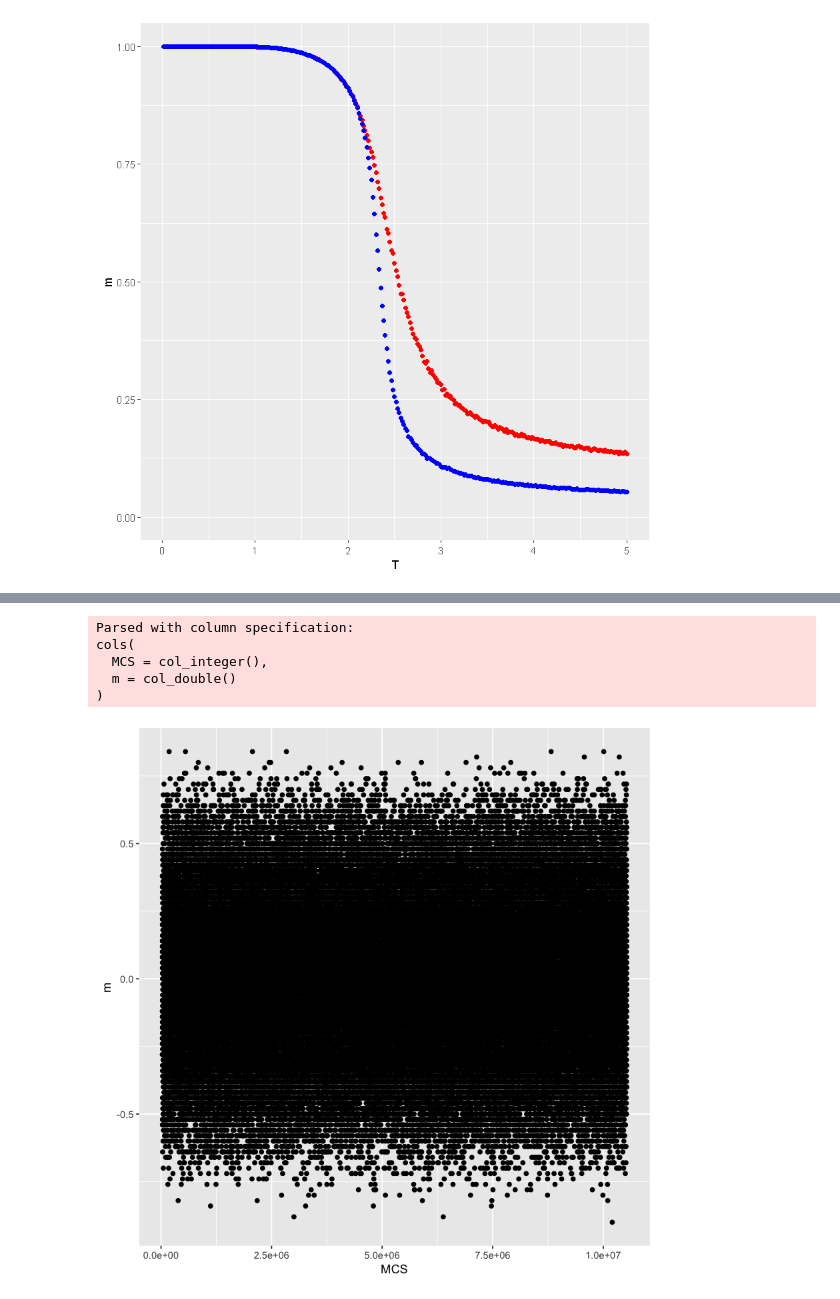
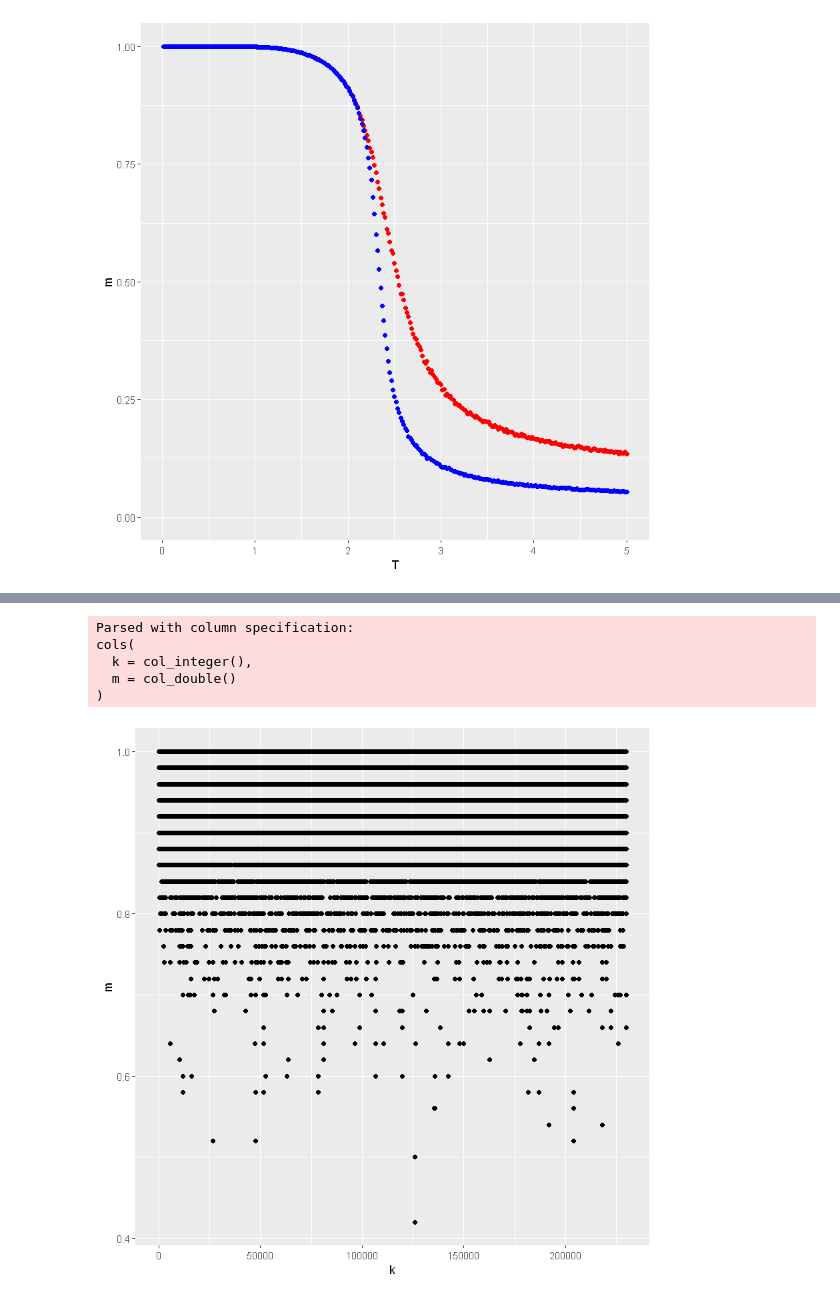
Before and after one commit to Squaess/StatisticalPhysics, a Jupyter notebook: ising_model/plot_results.ipynb, the cells around one changed output, grey strips where cells are left out. Saved outputs shown, nothing was run; the diff lists cells and outputs as text; code cells hidden in the pictures.

```diff
--- a/ising_model/plot_results.ipynb
+++ b/ising_model/plot_results.ipynb
@@ -102,10 +192,10 @@ cols(
 # %%
-data.tmp <- read_csv("tmp3.csv")
-ggplot() + geom_point(data = data.tmp, aes(MCS, m))
+data.tmp <- read_csv("v2//flips.csv")
+ggplot() + geom_point(data = data.tmp, aes(k, m))
 # %% [output]
 Parsed with column specification:
 cols(
-  MCS = col_integer(),
+  k = col_integer(),
   m = col_double()
 )
-[figure, old version]
+[figure, new version]
```
Also changed, not shown: parts of 14 cells of this notebook, 13 other files.
